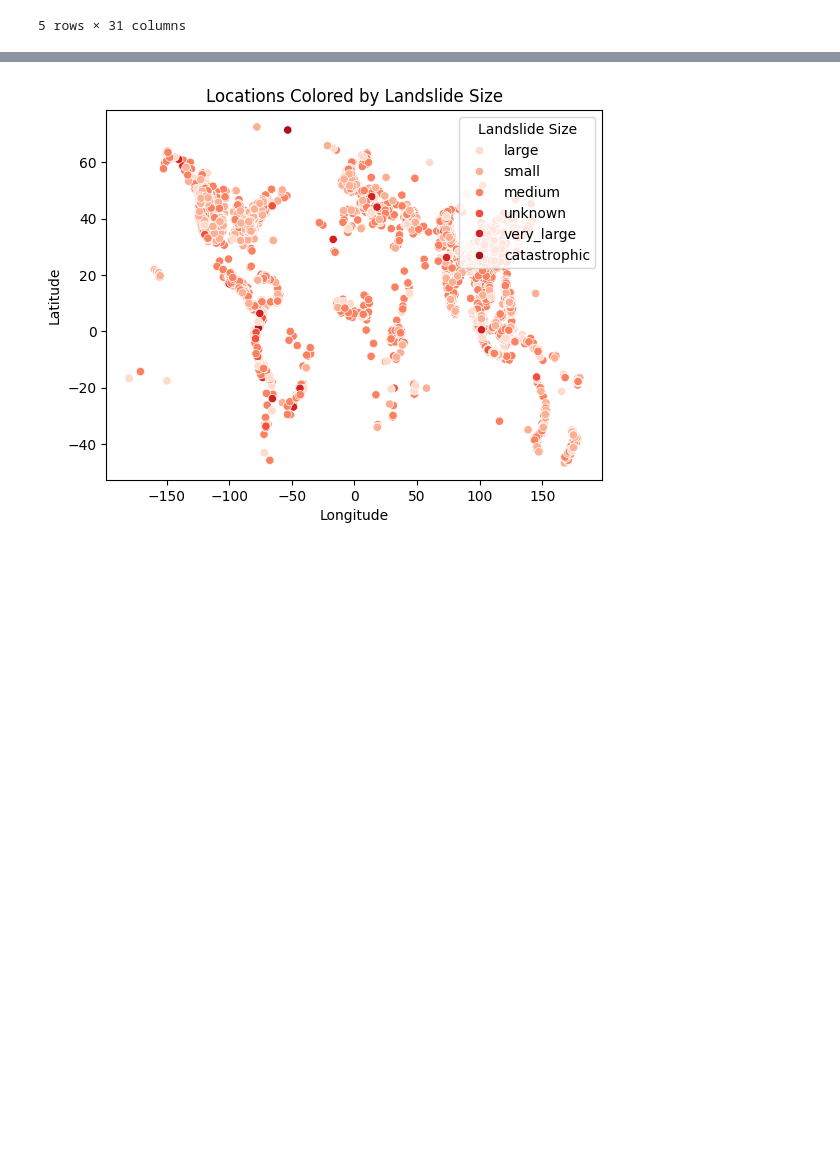
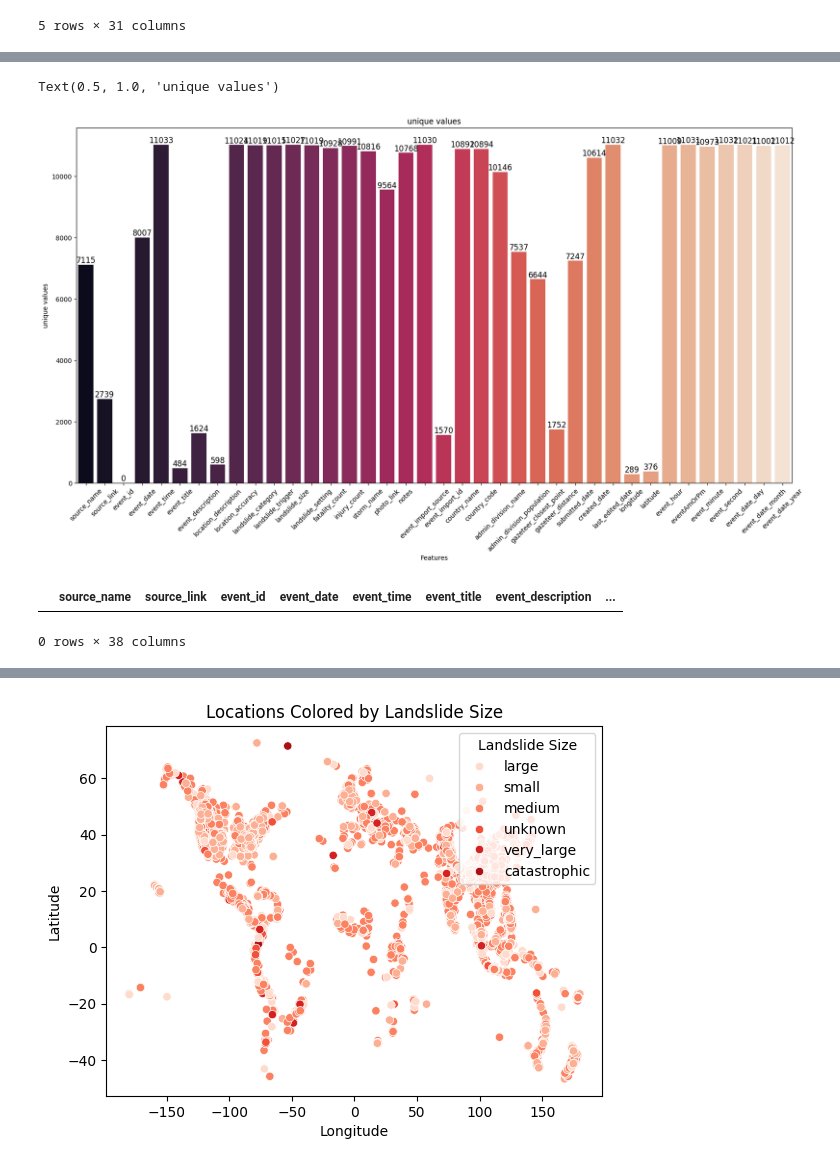
Before and after one commit to Mcrash01/Python-data-analysis, a Jupyter notebook: exploration.ipynb, the cells around one changed output, grey strips where cells are left out. Cells and saved outputs as stored; diff of their text form; code cells hidden in the pictures; blank space fills up the shorter version.

```diff
--- a/exploration.ipynb
+++ b/exploration.ipynb
@@ -89,0 +187,22 @@ plt.show()
+# %%
+non_unique_values =  len(landslides)-landslides.nunique()
+
+plt.figure(figsize=(20, 10))
+ax = sns.barplot(x=non_unique_values.index, y=non_unique_values, palette="rocket") #order=missing_values.sort_values(ascending=False).index
+# for i in ax.containers:
+#     ax.bar_label(i,)
+for container in ax.containers:
+    ax.bar_label(container, label_type='edge', fontsize=12)
+plt.xticks(rotation=45)
+plt.xlabel('Features')
+plt.ylabel('unique values')
+plt.title('unique values')
+# %% [output]
+Text(0.5, 1.0, 'unique values')
+[figure, added]
+# %%
+duplicateRowsDF = landslides[landslides.duplicated()]
+duplicateRowsDF
+# %% [output]
+|  | source_name | source_link | event_id | event_date | event_time | event_title | event_description | ... |
+0 rows × 38 columns
```
Also changed, not shown: parts of 13 cells of this notebook.
